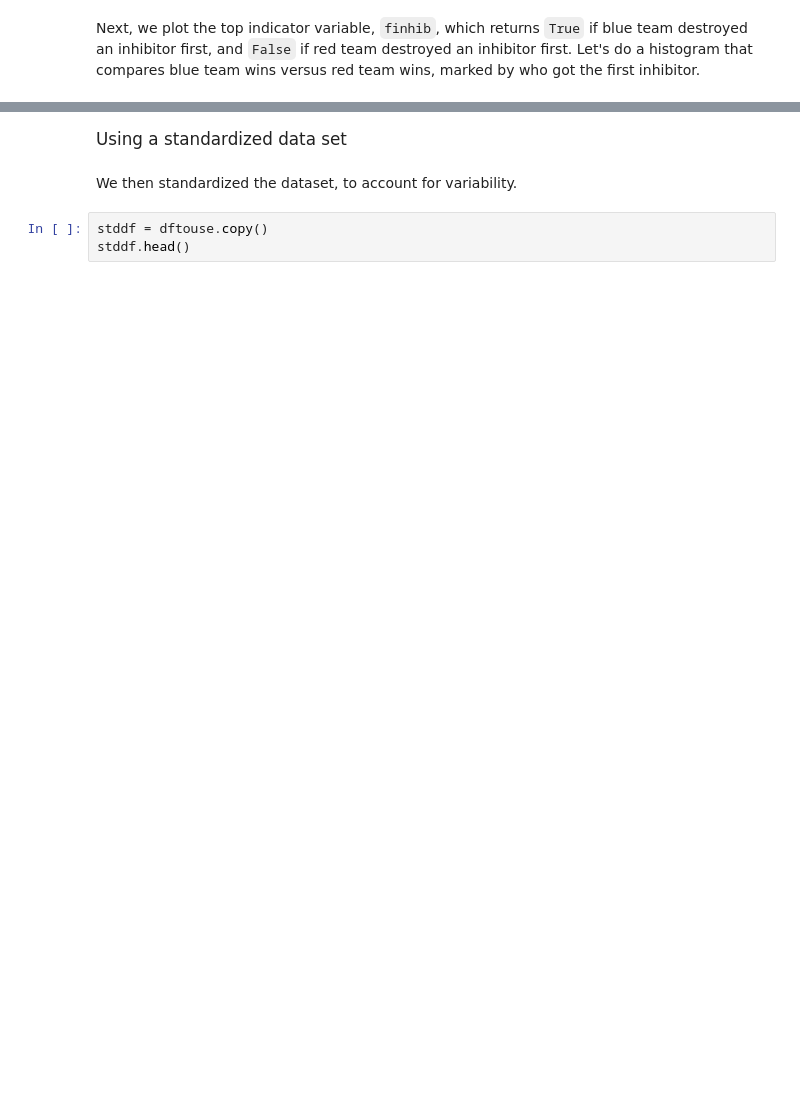
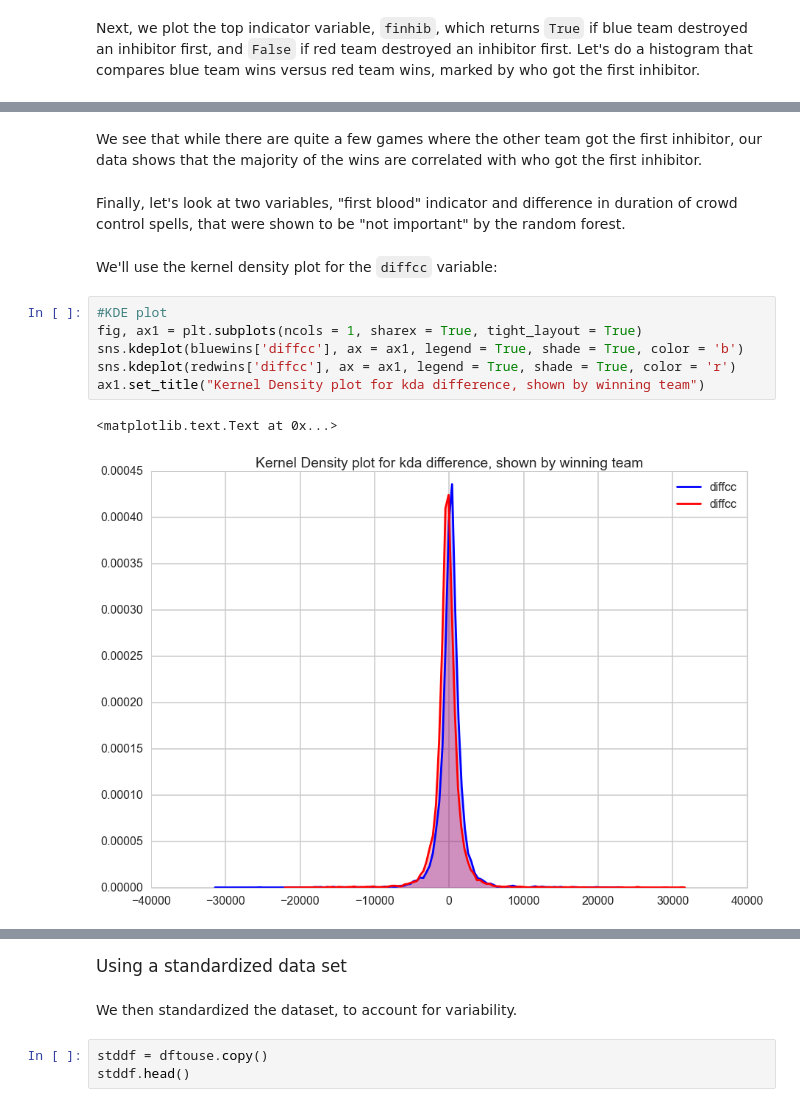
Before and after one commit to bchang823/109final, a Jupyter notebook: leorandomforestwmarkdown.ipynb, the cells around one changed output, grey strips where cells are left out. Drawn from its saved outputs; the diff is of its cells as text; blank space fills up the shorter version.

```diff
--- a/leorandomforestwmarkdown.ipynb
+++ b/leorandomforestwmarkdown.ipynb
@@ -290,0 +293,15 @@ plt.title('Who got the first inhibitor? Shown by team wins.')
+# %% [markdown]
+We see that while there are quite a few games where the other team got the first inhibitor, our data shows that the majority of the wins are correlated with who got the first inhibitor.
+# %% [markdown]
+Finally, let's look at two variables, "first blood" indicator and difference in duration of crowd control spells, that were shown to be "not important" by the random forest.
+# %% [markdown]
+We'll use the kernel density plot for the `diffcc` variable:
+# %%
+#KDE plot
+fig, ax1 = plt.subplots(ncols = 1, sharex = True, tight_layout = True)
+sns.kdeplot(bluewins['diffcc'], ax = ax1, legend = True, shade = True, color = 'b')
+sns.kdeplot(redwins['diffcc'], ax = ax1, legend = True, shade = True, color = 'r')
+ax1.set_title("Kernel Density plot for kda difference, shown by winning team")
+# %% [output]
+<matplotlib.text.Text at 0x...>
+[figure, added]
```
Also changed, not shown: parts of 22 cells of this notebook.
